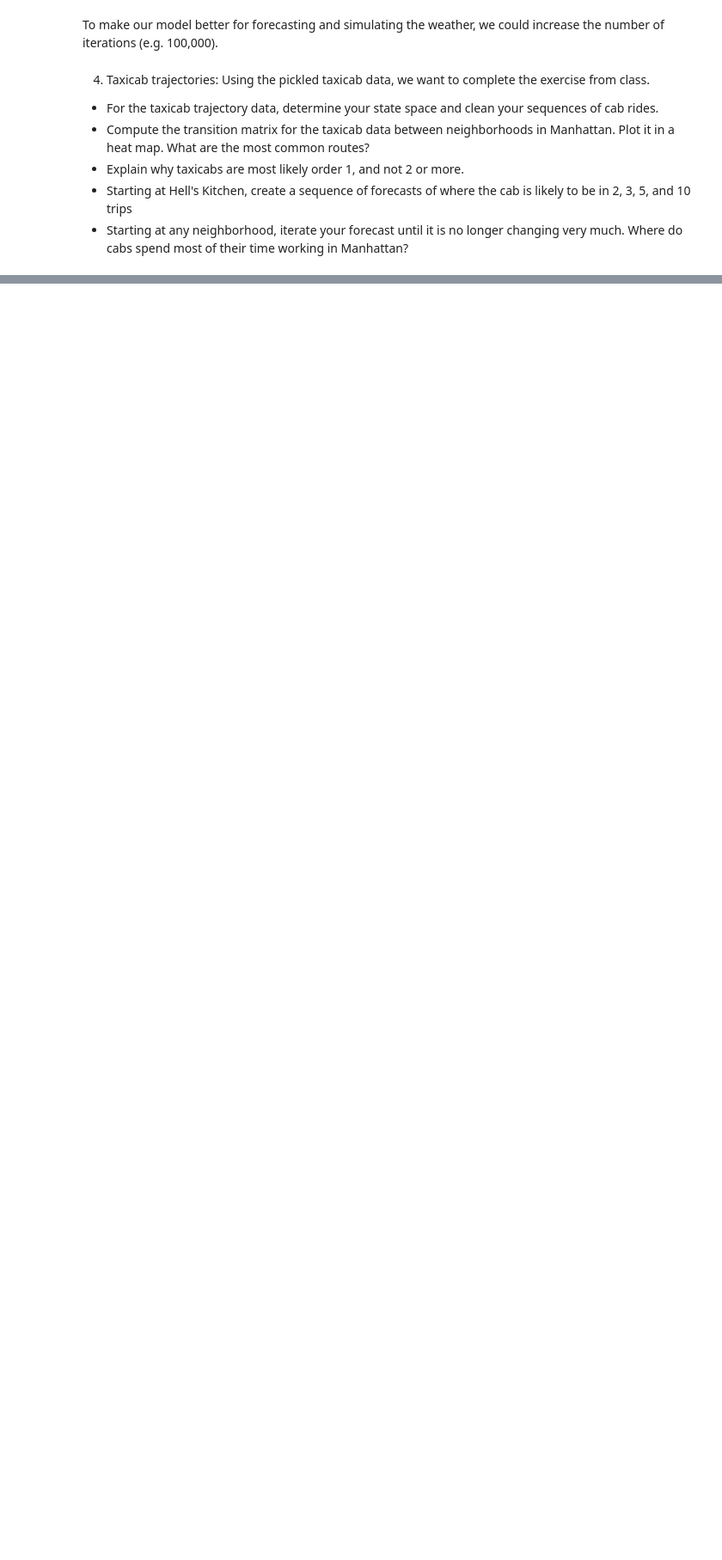
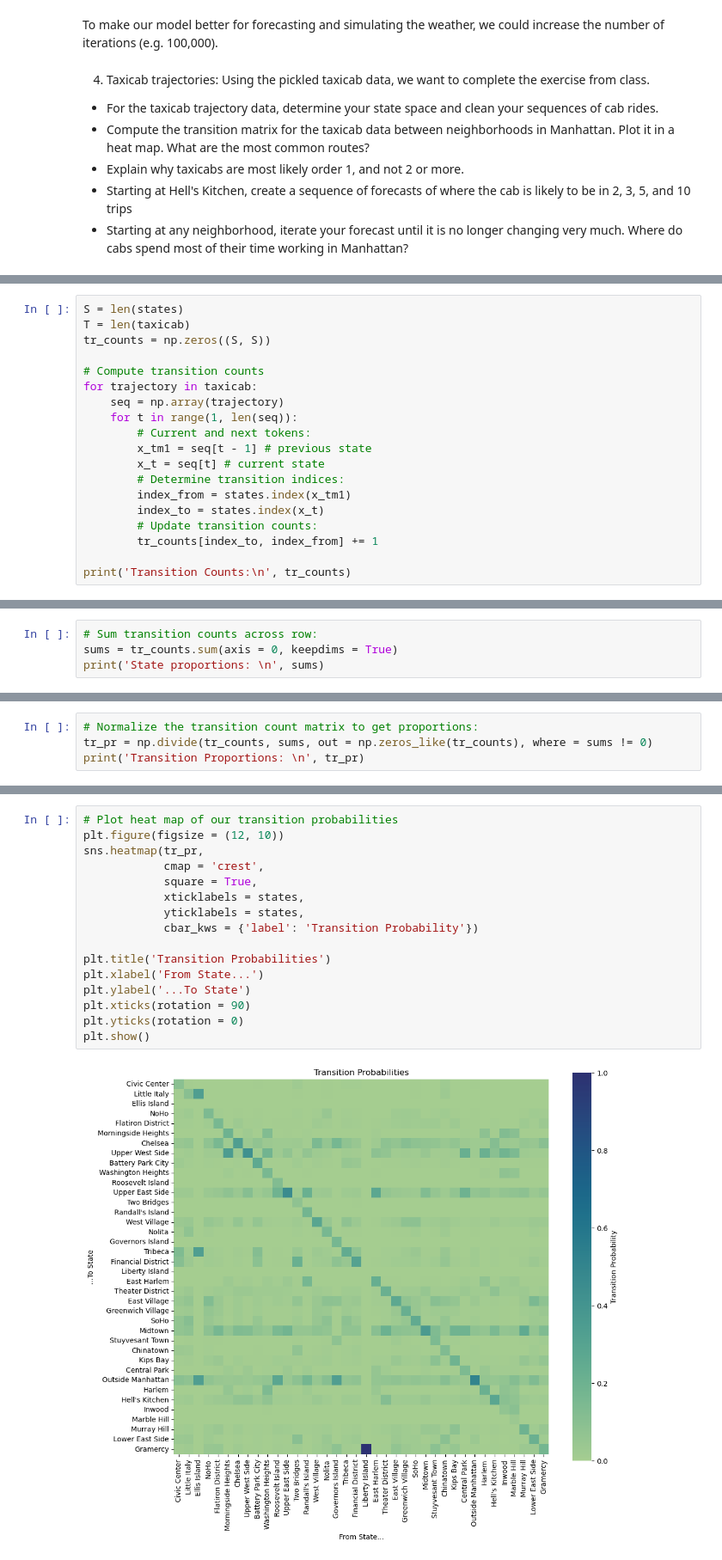
Before and after one commit to emilyrgarman/assignment_5, a Jupyter notebook: assignment_5.ipynb, the cells around one changed output, grey strips where cells are left out. Shown at 86% size. Saved outputs shown, nothing was run; the diff lists cells and outputs as text; blank space fills up the shorter version.

```diff
--- a/assignment_5.ipynb
+++ b/assignment_5.ipynb
@@ -387,0 +414,19 @@ To make our model better for forecasting and simulating the weather, we could in
+# %%
+S = len(states)
+T = len(taxicab)
+tr_counts = np.zeros((S, S))
+
+# Compute transition counts
+for trajectory in taxicab:
+    seq = np.array(trajectory)
+    for t in range(1, len(seq)):
+        # Current and next tokens:
+        x_tm1 = seq[t - 1] # previous state
+        x_t = seq[t] # current state
+        # Determine transition indices:
+        index_from = states.index(x_tm1)
+        index_to = states.index(x_t)
+        # Update transition counts:
+        tr_counts[index_to, index_from] += 1
+
+print('Transition Counts:\n', tr_counts)
@@ -387,0 +448,4 @@ To make our model better for forecasting and simulating the weather, we could in
+# %%
+# Sum transition counts across row:
+sums = tr_counts.sum(axis = 0, keepdims = True)
+print('State proportions: \n', sums)
@@ -387,0 +462,4 @@ To make our model better for forecasting and simulating the weather, we could in
+# %%
+# Normalize the transition count matrix to get proportions:
+tr_pr = np.divide(tr_counts, sums, out = np.zeros_like(tr_counts), where = sums != 0)
+print('Transition Proportions: \n', tr_pr)
@@ -387,0 +497,18 @@ To make our model better for forecasting and simulating the weather, we could in
+# %%
+# Plot heat map of our transition probabilities
+plt.figure(figsize = (12, 10))
+sns.heatmap(tr_pr,
+            cmap = 'crest',
+            square = True,
+            xticklabels = states,
+            yticklabels = states,
+            cbar_kws = {'label': 'Transition Probability'})
+
+plt.title('Transition Probabilities')
+plt.xlabel('From State...')
+plt.ylabel('...To State')
+plt.xticks(rotation = 90)
+plt.yticks(rotation = 0)
+plt.show()
+# %% [output]
+[figure, added]
```
Also changed, not shown: parts of 9 cells of this notebook, 2 other files.
